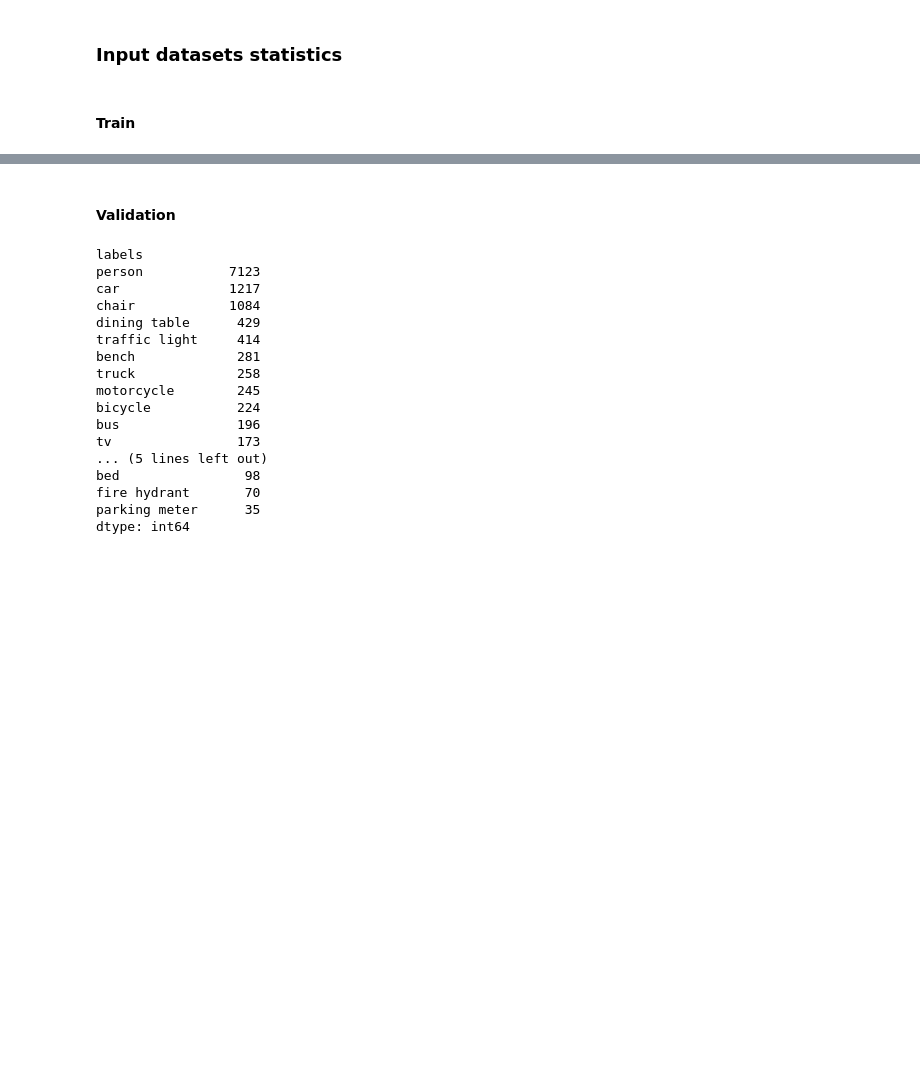
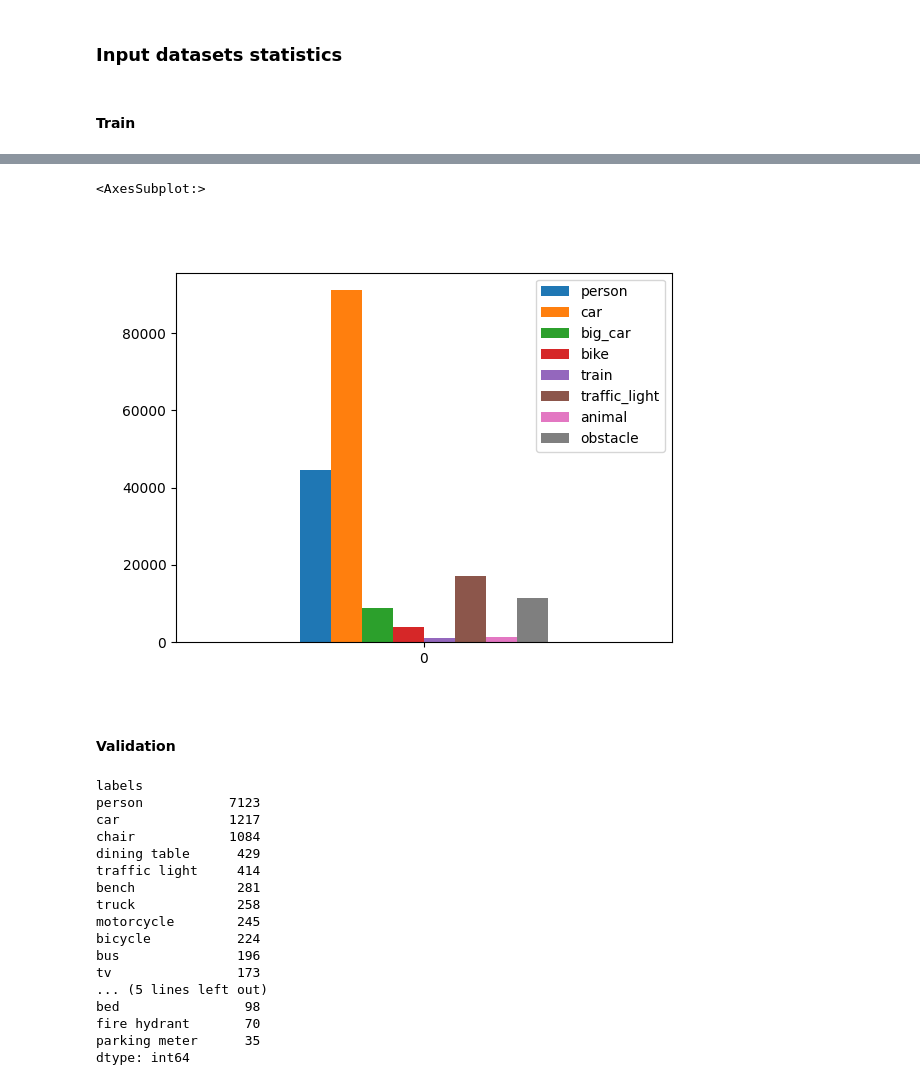
Before and after one commit to PWiercioch/Master-Thesis, a Jupyter notebook: model_training/OD/data/dataset_handler.ipynb, the cells around one changed output, grey strips where cells are left out. Cells and saved outputs as stored; diff of their text form; code cells hidden in the pictures; blank space fills up the shorter version.

```diff
--- a/model_training/OD/data/dataset_handler.ipynb
+++ b/model_training/OD/data/dataset_handler.ipynb
@@ -341,5 +369,19 @@ train_stats.kitti.value_counts()
 # %%
-train_stats.bdd.value_counts()
+bdd_stats = train_stats.bdd.value_counts()
+# %%
+bdd_new_labels = {"person": [bdd_stats["person"]], "car": [bdd_stats["car"]], "big_car": [bdd_stats["truck"] + bdd_stats["bus"]],
+ "bike": [bdd_stats["bike"] + bdd_stats["motor"]], "train": [bdd_stats["train"]], "traffic_light": bdd_stats["traffic light"], "animal": [0], "obstacle": [0]}
+# %%
+bdd_df = pd.DataFrame(bdd_new_labels)
+# %%
+full_df = coco_df + kitti_df + bdd_df
+# %%
+import matplotlib
+matplotlib.style.use('default')
+full_df.plot.bar(rot=0)
+# %% [output]
+<AxesSubplot:>
+[figure, added]
 # %% [markdown]
 #### Validation
 # %%
```
Also changed, not shown: parts of 9 cells of this notebook.
